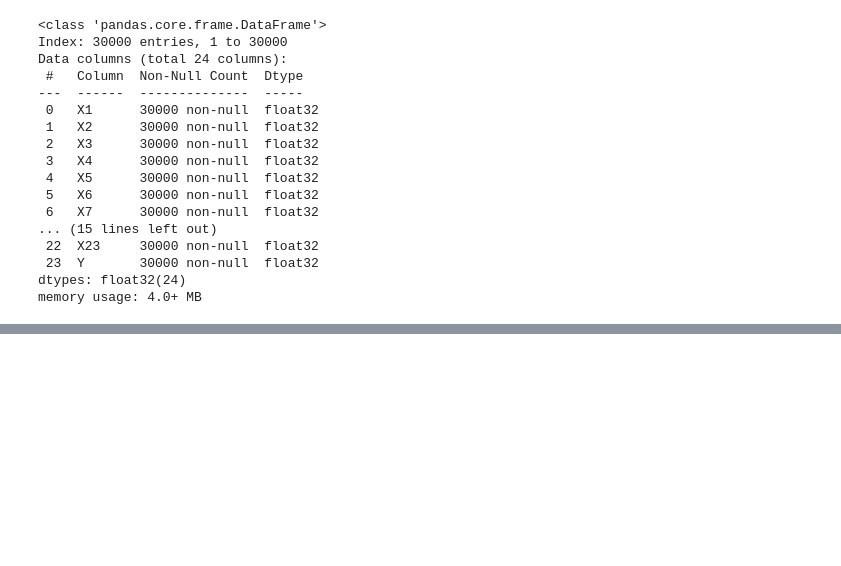
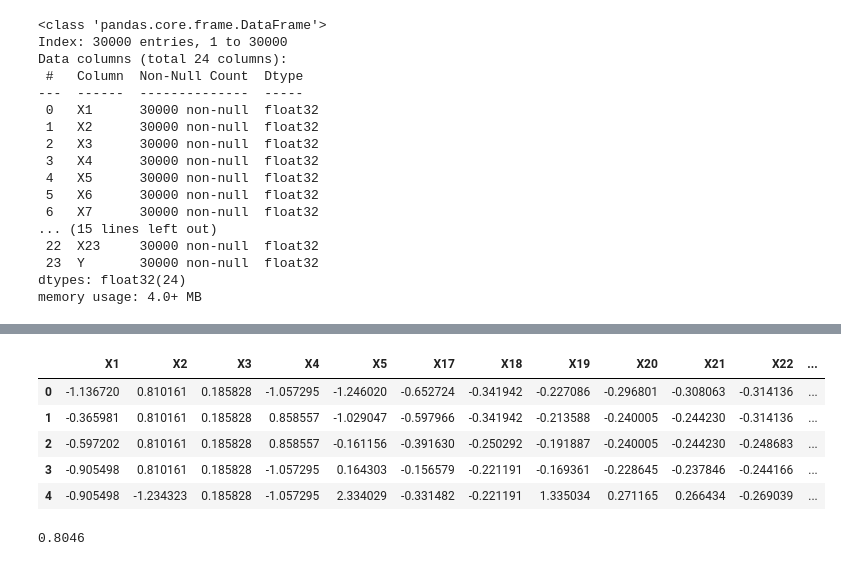
Before and after one commit to kbigdata0010/ml, a Jupyter notebook: 신용카드연체예측_PCA_regression.ipynb, the cells around one changed output, grey strips where cells are left out. Saved outputs shown, nothing was run; the diff lists cells and outputs as text; code cells hidden in the pictures; blank space fills up the shorter version.

```diff
--- a/신용카드연체예측_PCA_regression.ipynb
+++ b/신용카드연체예측_PCA_regression.ipynb
@@ -94,0 +166,23 @@ iris_features_pca = pca.transform(X_scaled)
+# %%
+X_scaled_df_drop[['bill_1', 'bill_2']] = bill_cols_pca
+# %%
+X_scaled_df_drop[['pay_1', 'pay_2']] = pay_cols_pca
+# %%
+X_scaled_df_drop.head()
+# %% [output]
+|  | X1 | X2 | X3 | X4 | X5 | X17 | X18 | X19 | X20 | X21 | X22 | ... |
+| 0 | -1.136720 | 0.810161 | 0.185828 | -1.057295 | -1.246020 | -0.652724 | -0.341942 | -0.227086 | -0.296801 | -0.308063 | -0.314136 | ... |
+| 1 | -0.365981 | 0.810161 | 0.185828 | 0.858557 | -1.029047 | -0.597966 | -0.341942 | -0.213588 | -0.240005 | -0.244230 | -0.314136 | ... |
+| 2 | -0.597202 | 0.810161 | 0.185828 | 0.858557 | -0.161156 | -0.391630 | -0.250292 | -0.191887 | -0.240005 | -0.244230 | -0.248683 | ... |
+| 3 | -0.905498 | 0.810161 | 0.185828 | -1.057295 | 0.164303 | -0.156579 | -0.221191 | -0.169361 | -0.228645 | -0.237846 | -0.244166 | ... |
+| 4 | -0.905498 | -1.234323 | 0.185828 | -1.057295 | 2.334029 | -0.331482 | -0.221191 | 1.335034 | 0.271165 | 0.266434 | -0.269039 | ... |
+# %%
+from sklearn.linear_model import LogisticRegression
+from sklearn.model_selection import cross_val_score
+import numpy as np
+lr_clf = LogisticRegression()
+
+result = cross_val_score(lr_clf , X_scaled_df_drop , y , scoring='accuracy')
+np.mean(result)
+# %% [output]
+0.8046
```
Also changed, not shown: parts of 9 cells of this notebook, 2 other files.
